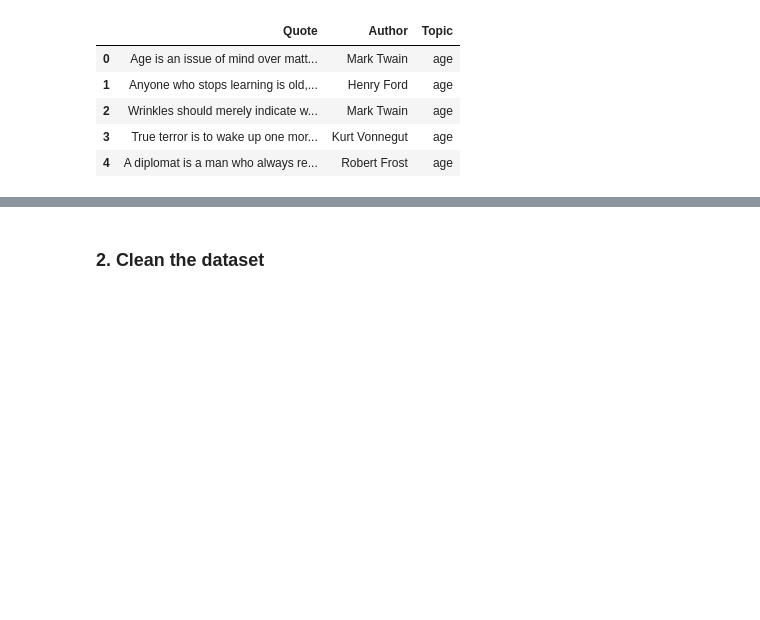
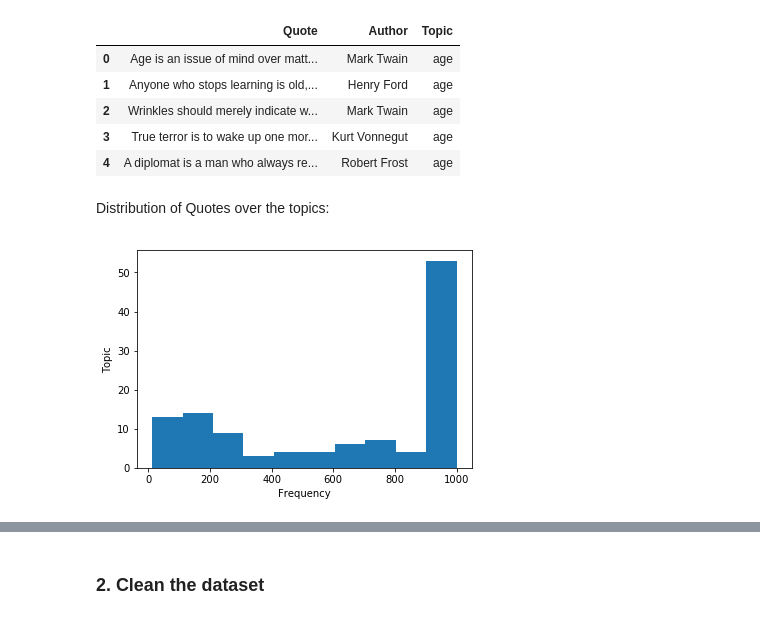
Before and after one commit to krohak/QuoteGen, a Jupyter notebook: Quotes Generation using Word Embeddings.ipynb, the cells around one changed output, grey strips where cells are left out. Drawn from its saved outputs; the diff is of its cells as text; code cells hidden in the pictures; blank space fills up the shorter version.

```diff
--- a/Quotes Generation using Word Embeddings.ipynb
+++ b/Quotes Generation using Word Embeddings.ipynb
@@ -41,3 +45,16 @@ data.head()
 | 2 | Wrinkles should merely indicate w... | Mark Twain | age |
 | 3 | True terror is to wake up one mor... | Kurt Vonnegut | age |
 | 4 | A diplomat is a man who always re... | Robert Frost | age |
+# %% [markdown]
+Distribution of Quotes over the topics:
+# %%
+topic_counts = []
+for topic in data['Topic'].unique():
+    topic_counts.append(sum(data['Topic']==topic))
+
+plt.hist(topic_counts)
+plt.xlabel('Frequency')
+plt.ylabel('Topic')
+plt.show()
+# %% [output]
+[figure, added]
```
Also changed, not shown: parts of 32 cells of this notebook.
